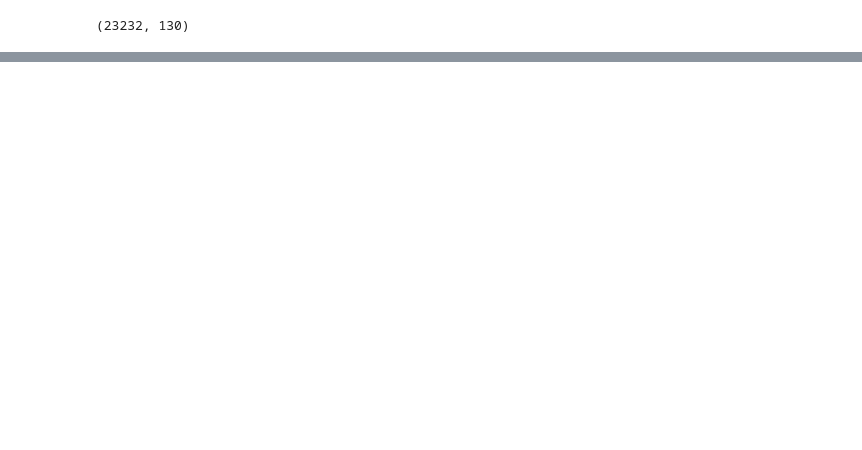
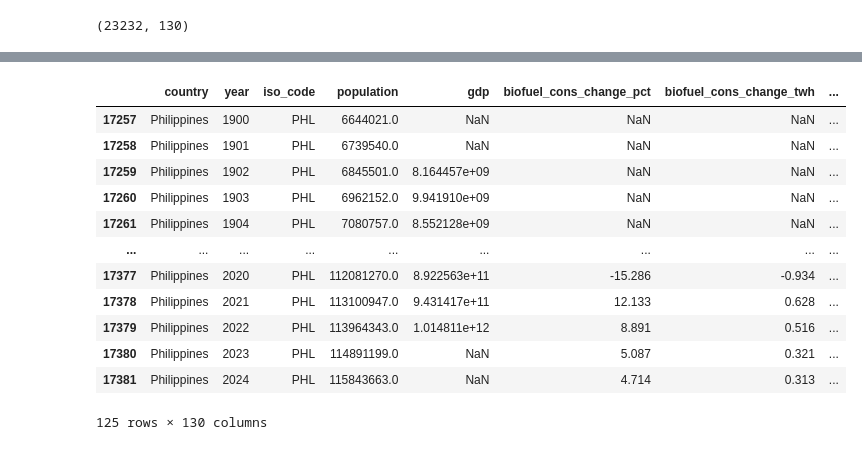
Before and after one commit to christianabusca/energy-climate-analysis, a Jupyter notebook: energy-project.ipynb, the cells around one changed output, grey strips where cells are left out. Cells and saved outputs as stored; diff of their text form; code cells hidden in the pictures; blank space fills up the shorter version.

```diff
--- a/energy-project.ipynb
+++ b/energy-project.ipynb
@@ -28,0 +83,17 @@ df.shape
+# %%
+philippines = df[df['country']=='Philippines']
+philippines
+# %% [output]
+|  | country | year | iso_code | population | gdp | biofuel_cons_change_pct | biofuel_cons_change_twh | ... |
+| 17257 | Philippines | 1900 | PHL | 6644021.0 | NaN | NaN | NaN | ... |
+| 17258 | Philippines | 1901 | PHL | 6739540.0 | NaN | NaN | NaN | ... |
+| 17259 | Philippines | 1902 | PHL | 6845501.0 | 8.164457e+09 | NaN | NaN | ... |
+| 17260 | Philippines | 1903 | PHL | 6962152.0 | 9.941910e+09 | NaN | NaN | ... |
+| 17261 | Philippines | 1904 | PHL | 7080757.0 | 8.552128e+09 | NaN | NaN | ... |
+| ... | ... | ... | ... | ... | ... | ... | ... | ... |
+| 17377 | Philippines | 2020 | PHL | 112081270.0 | 8.922563e+11 | -15.286 | -0.934 | ... |
+| 17378 | Philippines | 2021 | PHL | 113100947.0 | 9.431417e+11 | 12.133 | 0.628 | ... |
+| 17379 | Philippines | 2022 | PHL | 113964343.0 | 1.014811e+12 | 8.891 | 0.516 | ... |
+| 17380 | Philippines | 2023 | PHL | 114891199.0 | NaN | 5.087 | 0.321 | ... |
+| 17381 | Philippines | 2024 | PHL | 115843663.0 | NaN | 4.714 | 0.313 | ... |
+125 rows × 130 columns
```
Also changed, not shown: parts of 22 cells of this notebook.
